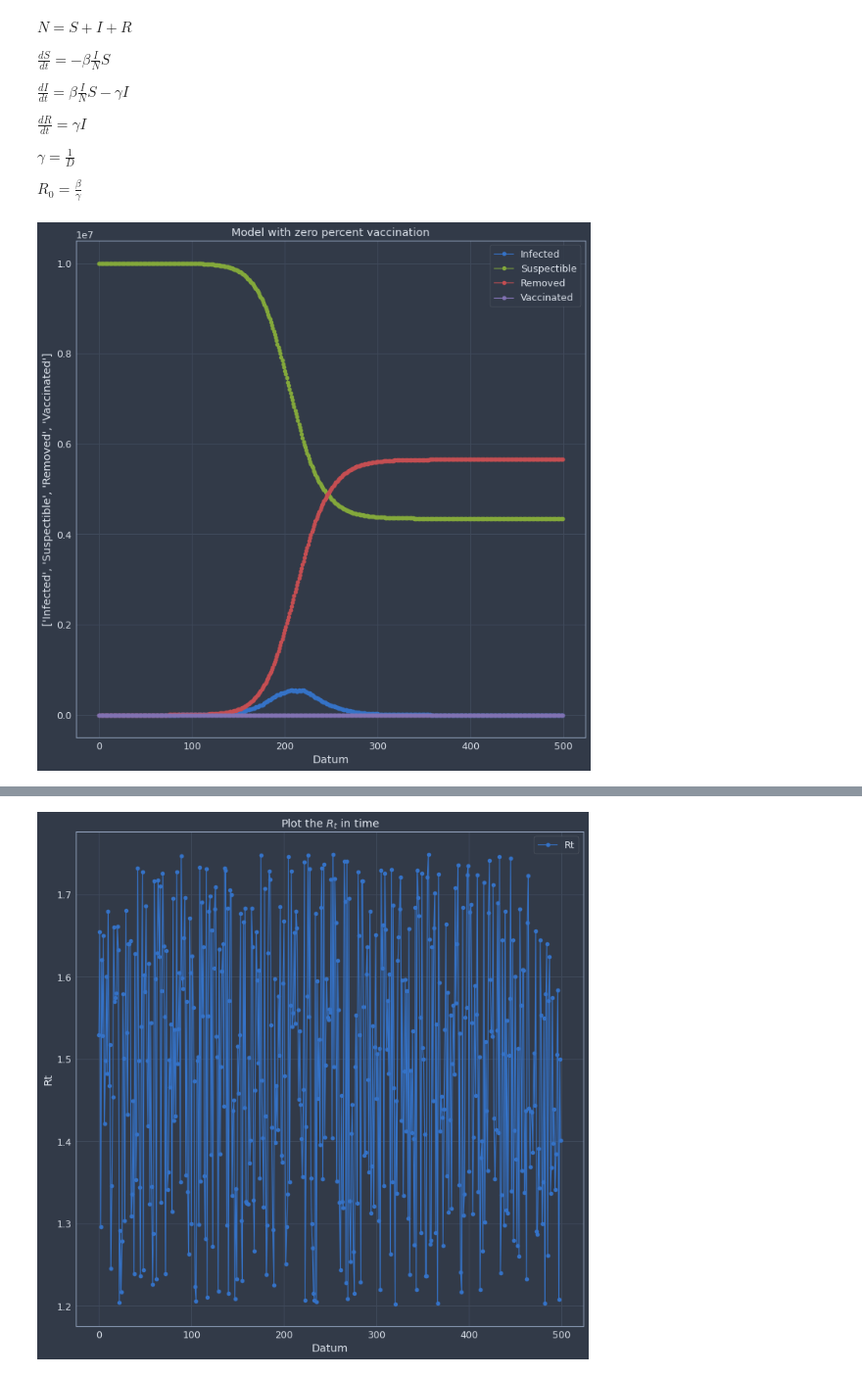
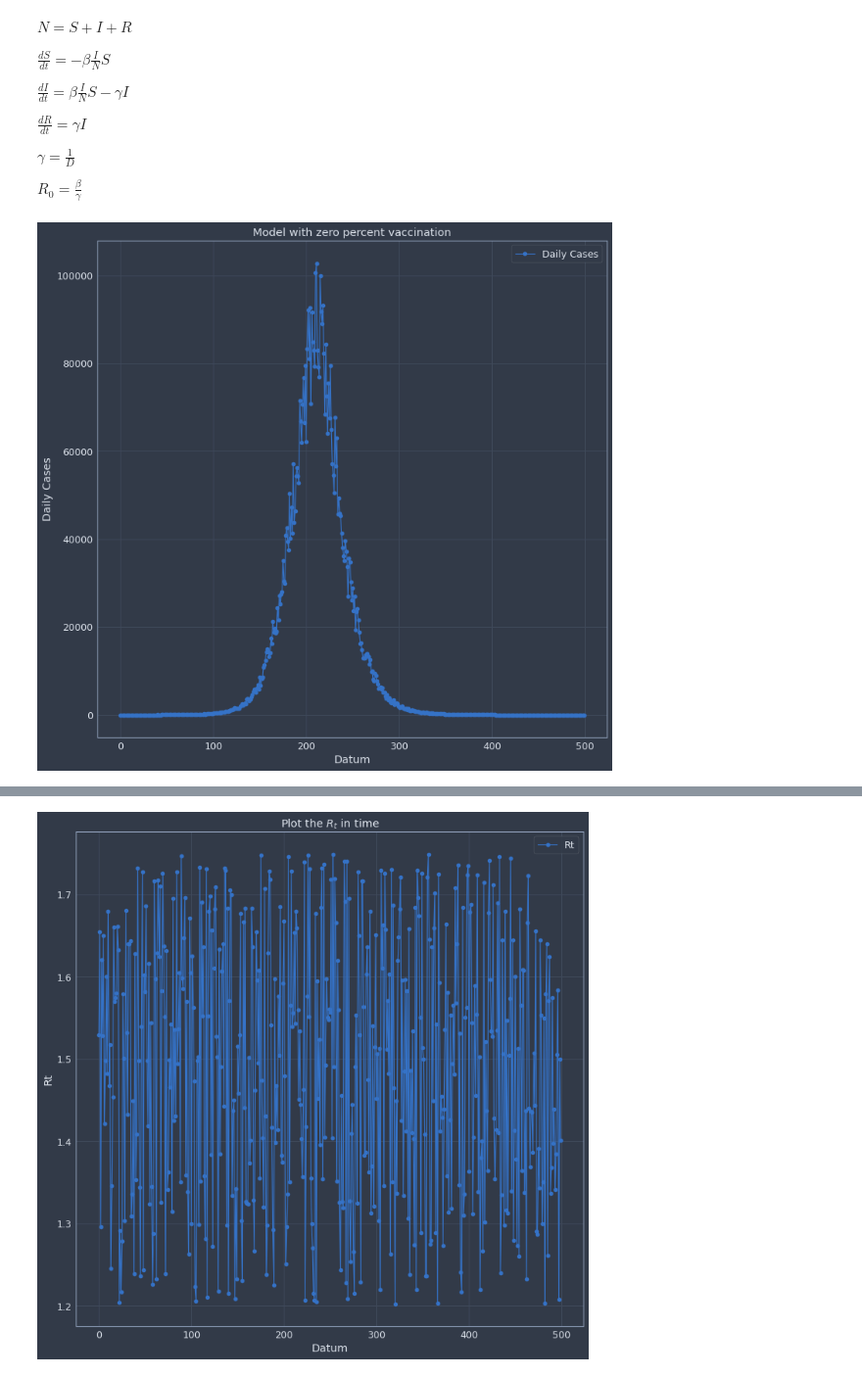
Before and after one commit to mixaal/DL, a Jupyter notebook: jupyterlab-image/examples/cv-19-cz/Infection Spread.ipynb, the cells around one changed output, grey strips where cells are left out. Shown: that part at 98% size. Cells and saved outputs as stored; diff of their text form; code cells hidden in the pictures.

```diff
--- a/jupyterlab-image/examples/cv-19-cz/Infection Spread.ipynb
+++ b/jupyterlab-image/examples/cv-19-cz/Infection Spread.ipynb
@@ -26,14 +26,19 @@ $R_0 = \frac{\beta}{\gamma}$
 # %%
 import numpy as np
 import pandas as pd
+from scipy import stats as sps
+from scipy.interpolate import interp1d
+
 
 def model_SIR_with_vaccination(
     Rmin = 1.2,
     Rmax = 1.75,
+    gamma=1.0/7.0,
     population = 10000000,
     days_to_project=500,
     V_percentage = 17.5,
     vaccination_start=0.25,
+    R_samples = [],
     vaccination_end=0.5):
 
     N = population
@@ -41,16 +46,16 @@ def model_SIR_with_vaccination(
     R = 0
     V = 0
     S = N - I - R - V
-
-
-    gamma = 1/7
+    C = 0
 
     Infected = []
     Suspectible = []
     Removed = []
     Vaccinated = []
+    Cumulative = []
 
-    R_samples = np.random.uniform(Rmin, Rmax, days_to_project)
+    if R_samples is None or len(R_samples)==0:
+        R_samples = np.random.uniform(Rmin, Rmax, days_to_project)
     V_people = N * V_percentage/100.0
 
 
@@ -67,17 +72,20 @@ def model_SIR_with_vaccination(
      ))
     for day in range(days_to_project):
         Rt = R_samples[day]
+
         beta = Rt  * gamma
 
         intI = int(I)
         intS = int(S)
         intR = int(R)
         intV = int(V)
+        intC = int(C)
 
         Infected.append(intI)
         Suspectible.append(intS)
         Removed.append(intR)
         Vaccinated.append(intV)
+        Cumulative.append(intC)
 
         dV = Vaccination_samples[day]
         dS = -beta * I * S/N - dV
@@ -88,10 +96,11 @@ def model_SIR_with_vaccination(
         I += dI
         R += dR
         V += dV
+        C += -dS
 
-    df = pd.DataFrame(data={'Infected': Infected, 'Suspectible':Suspectible, 'Removed': Removed, 'Rt': R_samples, 'Vaccinated':Vaccinated})
+    df = pd.DataFrame(data={'Cumulative':Cumulative, 'Infected': Infected, 'Suspectible':Suspectible, 'Removed': Removed, 'Rt': R_samples, 'Vaccinated':Vaccinated})
     df['Total'] = df['Infected'] + df['Suspectible'] + df['Removed'] + df['Vaccinated']
-
+    df['Daily Cases'] = df['Cumulative'] - df['Cumulative'].shift(periods=1, fill_value=0)
     return df
 
 #df = model_SIR_with_vaccination()
@@ -132,13 +141,16 @@ def cplot(fig, ax, df, column_str, title, bars=False, color=None):
 # %%
 fig, ax = plt.subplots(figsize=(12, 12))
 cplot(
     fig, ax,
     model_SIR_with_vaccination(V_percentage=0),
-    ['Infected', 'Suspectible', 'Removed', 'Vaccinated'],
+#    ['Infected', 'Suspectible', 'Removed', 'Vaccinated'],
+ #   ['Cumulative', 'Infected', 'Daily Cases'],
+#    'Infected',
+    'Daily Cases',
     "Model with zero percent vaccination", bars=False)
 plt.show()
 # %% [output]
-[figure, old version]
+[figure, new version]
 # %%
 fig, ax = plt.subplots(figsize=(12, 12))
 cplot(
```
Also changed, not shown: parts of 10 cells of this notebook, 3 other files.
